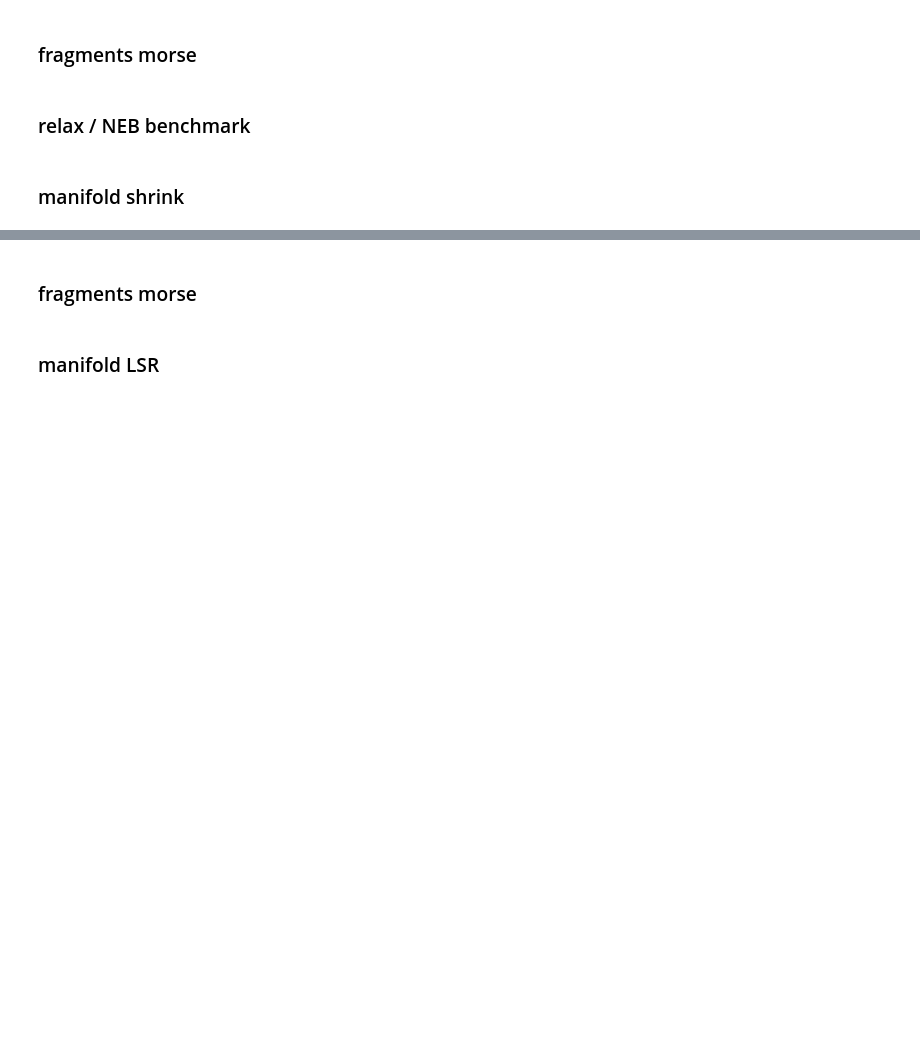
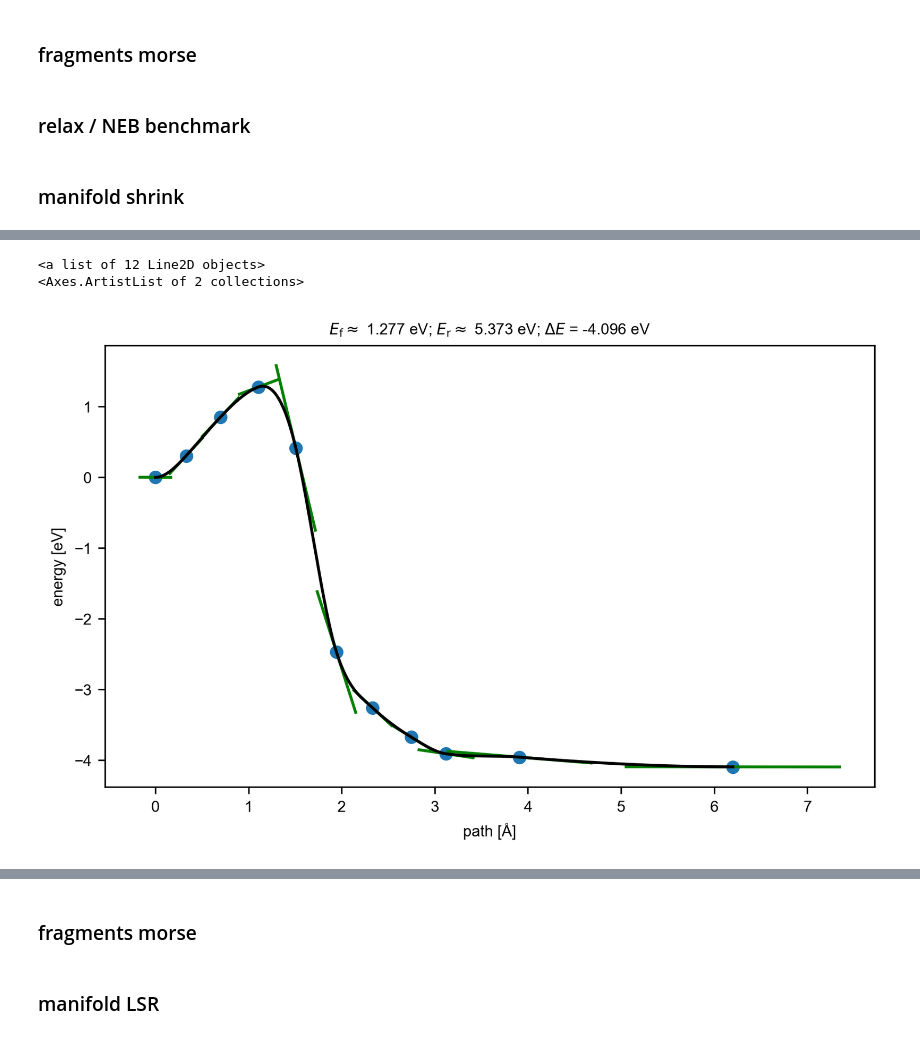
Before and after one commit to schwallergroup/CFT, a Jupyter notebook: notebooks/cft.ipynb, the cells around one changed output, grey strips where cells are left out. Drawn from its saved outputs; the diff is of its cells as text; code cells hidden in the pictures; blank space fills up the shorter version.

```diff
--- a/notebooks/cft.ipynb
+++ b/notebooks/cft.ipynb
@@ -359,0 +398,3 @@ m = Manifold(atoms, mode='particle', precision=2.5, touch_sphere_size=2.5)
+# %%
+images_restart = read('/mnt/c/Users/ef/Desktop/tmp/neb_CO_in_plane.xyz', index=':')
+images_restart = images_restart[-11:]
@@ -359,0 +406,31 @@ m = Manifold(atoms, mode='particle', precision=2.5, touch_sphere_size=2.5)
+# %%
+from ase.neb import NEB
+import copy
+
+restart = True
+
+if restart == False:
+    initial = endpoint_trj[0].copy()
+    final = endpoint_trj[1].copy()
+
+    n_images = 11
+    images = [initial]
+    for i in range(n_images - 2):
+        image = initial.copy()
+        images.append(image)
+    images.append(final)
+
+    neb = NEB(images, remove_rotation_and_translation=False)
+    neb.interpolate(apply_constraint=True)
+
+else:
+    images = images_restart.copy()
+
+neb = NEB(images, remove_rotation_and_translation=False)
+for image in images:
+    image.calc = copy.deepcopy(clean_calc)
+
+traj = Trajectory(f'/mnt/c/Users/ef/Desktop/tmp/neb_CO_in_plane_restart.xyz', 'w', images)
+
+opt = BFGS(neb, trajectory=traj)
+opt.run(fmax=0.1, steps=500)
@@ -359,0 +826,18 @@ m = Manifold(atoms, mode='particle', precision=2.5, touch_sphere_size=2.5)
+# %%
+print(axs[1].get_lines())
+print(axs[1].collections)
+# %% [output]
+<a list of 12 Line2D objects>
+<Axes.ArtistList of 2 collections>
+# %%
+from ase.neb import NEBTools
+import matplotlib.pyplot as plt
+
+fig, ax= plt.subplots(figsize = [182/25.4, 105/25.4], dpi = 300)
+
+nebtools = NEBTools(images)
+nebtools.plot_band(ax=ax)
+
+fig.savefig("neb_profile.png")
+# %% [output]
+[figure, added]
```
Also changed, not shown: parts of 57 cells of this notebook, 3 other files.
